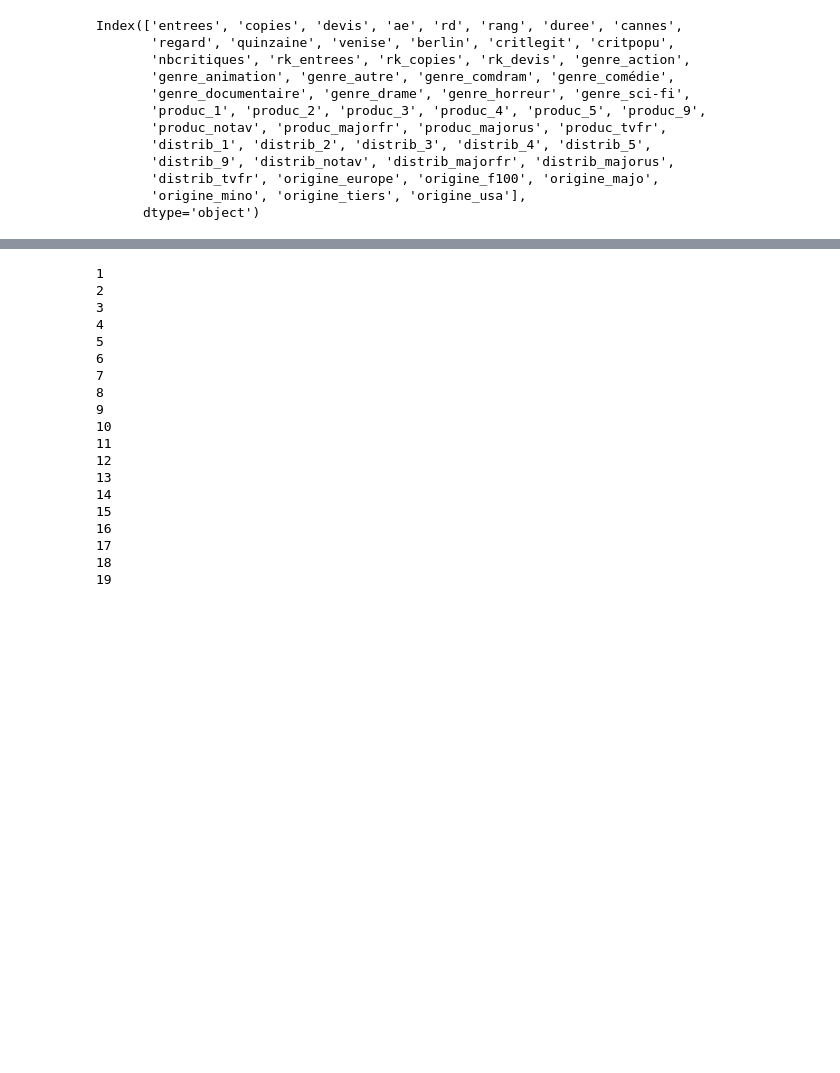
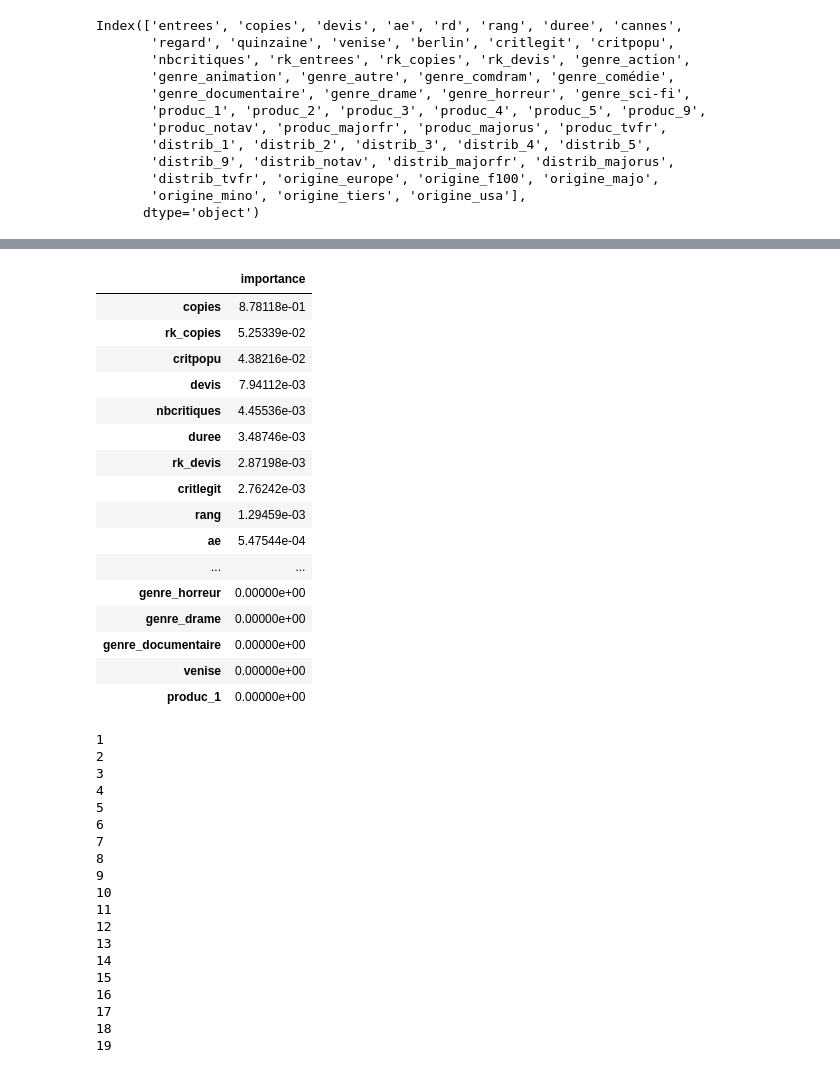
Before and after one commit to Aquachoc/Cinema-statapp, a Jupyter notebook: Untitled.ipynb, the cells around one changed output, grey strips where cells are left out. Cells and saved outputs as stored; diff of their text form; code cells hidden in the pictures; blank space fills up the shorter version.

```diff
--- a/Untitled.ipynb
+++ b/Untitled.ipynb
@@ -262,0 +288,2 @@ plot_mca(mcaa, ACP_base_nAE)
+# %%
+cine.insert(0, "categ.entrees", CINE2["categ.entrees"])
@@ -375,9 +475,15 @@ AttributeError: can't set attribute
 # %%
 %%time
+if "categ.entrees" in cine.columns:
+    cine = cine.drop("categ.entrees", 1)
+if "rk_entrees" in cine.columns:
+    cine = cine.drop("rk_entrees", 1)
+
 tree_cols =  cine.columns
 tree_classif = DecisionTreeRegressor()
 
-clf=RandomForestRegressor(n_estimators=1000, max_depth=4, min_samples_leaf=10)
+
+clf=RandomForestRegressor(n_estimators=10000, max_depth=4, min_samples_leaf=10, bootstrap = True)
 
 CINE2tmp = cine[tree_cols].dropna() # filtr(cine, "ae", 1)
 #CINE2tmp.drop("ae", 1, inplace= True)
@@ -393,7 +499,7 @@ X_train, X_test, y_train, y_test = train_test_split(X, Y, test_size = 0.3)
 #svm_reg.fit(X_train, y_train)
 
 clf_gini = DecisionTreeRegressor(max_depth=5, min_samples_leaf=10)
-gbrt = GradientBoostingRegressor(max_depth=4, n_estimators=1000, learning_rate=0.001)
+gbrt = GradientBoostingRegressor(max_depth=3, n_estimators=1000, learning_rate=0.001)
 
 
 gbrt.fit(X_train, y_train)
@@ -409,4 +515,7 @@ print(r2_score(y_train, rez_train),
 r2_score(y_test, rez))
 print(r2_score(y_train, gbrt_rez_train),
 r2_score(y_test, gbrt_rez))
+feature_importances = pd.DataFrame(clf.feature_importances_,
+                                   index = X_train.columns,
+                                    columns=['importance']).sort_values('importance', ascending=False)
 # %% [output]
@@ -416,3 +526,23 @@ Wall time: 9.65 s
+# %%
+feature_importances
+# %% [output]
+|  | importance |
+| copies | 8.78118e-01 |
+| rk_copies | 5.25339e-02 |
+| critpopu | 4.38216e-02 |
+| devis | 7.94112e-03 |
+| nbcritiques | 4.45536e-03 |
+| duree | 3.48746e-03 |
+| rk_devis | 2.87198e-03 |
+| critlegit | 2.76242e-03 |
+| rang | 1.29459e-03 |
+| ae | 5.47544e-04 |
+| ... | ... |
+| genre_horreur | 0.00000e+00 |
+| genre_drame | 0.00000e+00 |
+| genre_documentaire | 0.00000e+00 |
+| venise | 0.00000e+00 |
+| produc_1 | 0.00000e+00 |
 # %%
 plot_learning_curves(clf, X, Y)
 # %% [output]
```
Also changed, not shown: parts of 18 cells of this notebook.
